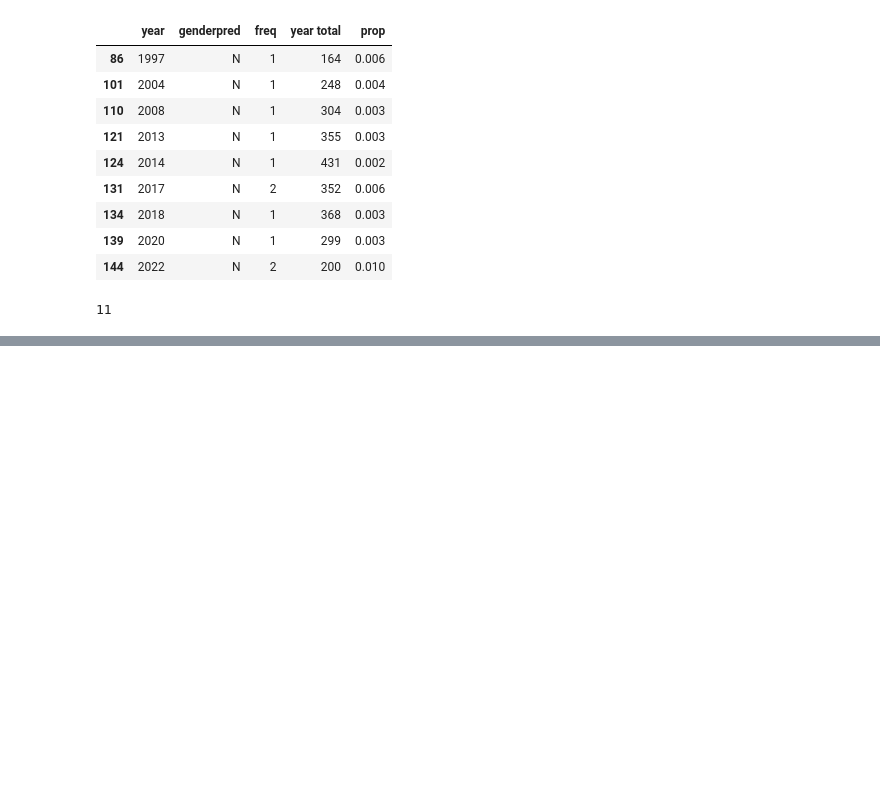
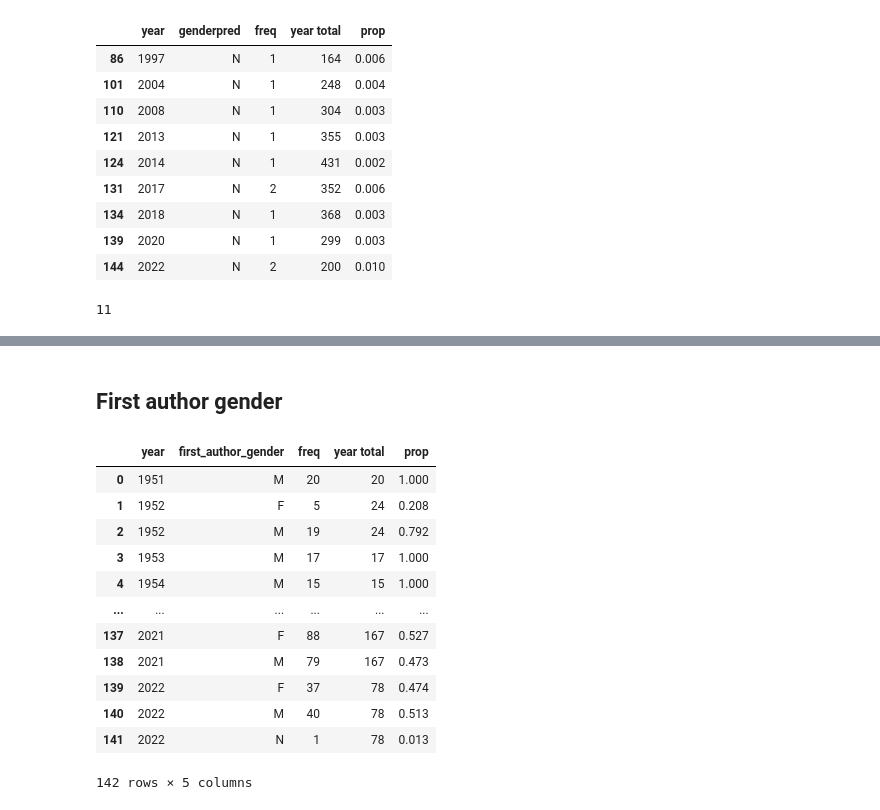
Before and after one commit to hongtaoh/ica_authors, a Jupyter notebook: Analysis_and_Ploting/2022-10-28-Analyze-Gender.ipynb, the cells around one changed output, grey strips where cells are left out. Drawn from its saved outputs; the diff is of its cells as text; code cells hidden in the pictures; blank space fills up the shorter version.

```diff
--- a/Analysis_and_Ploting/2022-10-28-Analyze-Gender.ipynb
+++ b/Analysis_and_Ploting/2022-10-28-Analyze-Gender.ipynb
@@ -207,3 +207,22 @@ gender_ts_prop_chart = alt.Chart(transform_year(gender_ts)).mark_line().encode(
 gender_ts_prop_chart
 # %% [output]
 [interactive output not drawn]
+# %% [markdown]
+## First author gender
+# %%
+first_author_gender_ts = get_freq_and_prop(data = 'papers', var = 'first_author_gender')
+first_author_gender_ts
+# %% [output]
+|  | year | first_author_gender | freq | year total | prop |
+| 0 | 1951 | M | 20 | 20 | 1.000 |
+| 1 | 1952 | F | 5 | 24 | 0.208 |
+| 2 | 1952 | M | 19 | 24 | 0.792 |
+| 3 | 1953 | M | 17 | 17 | 1.000 |
+| 4 | 1954 | M | 15 | 15 | 1.000 |
+| ... | ... | ... | ... | ... | ... |
+| 137 | 2021 | F | 88 | 167 | 0.527 |
+| 138 | 2021 | M | 79 | 167 | 0.473 |
+| 139 | 2022 | F | 37 | 78 | 0.474 |
+| 140 | 2022 | M | 40 | 78 | 0.513 |
+| 141 | 2022 | N | 1 | 78 | 0.013 |
+142 rows × 5 columns
```
Also changed, not shown: parts of 1 cell of this notebook, 6 other files.
